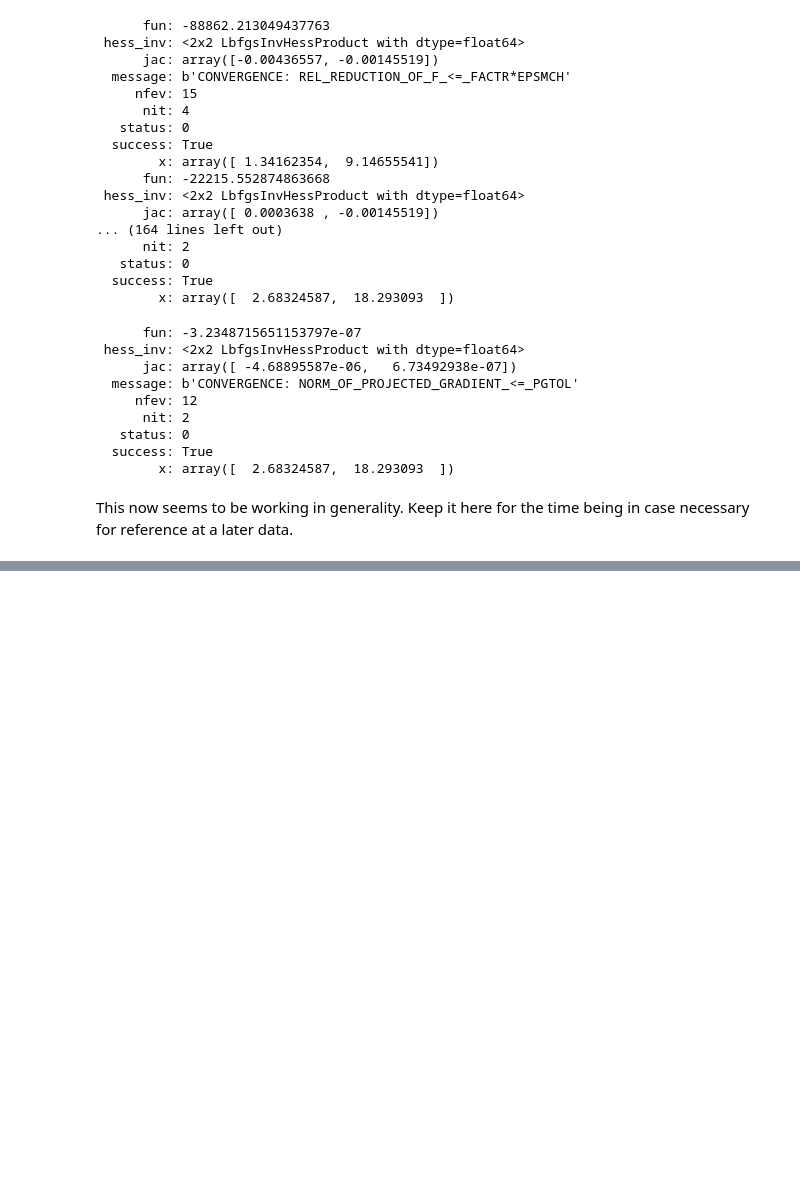
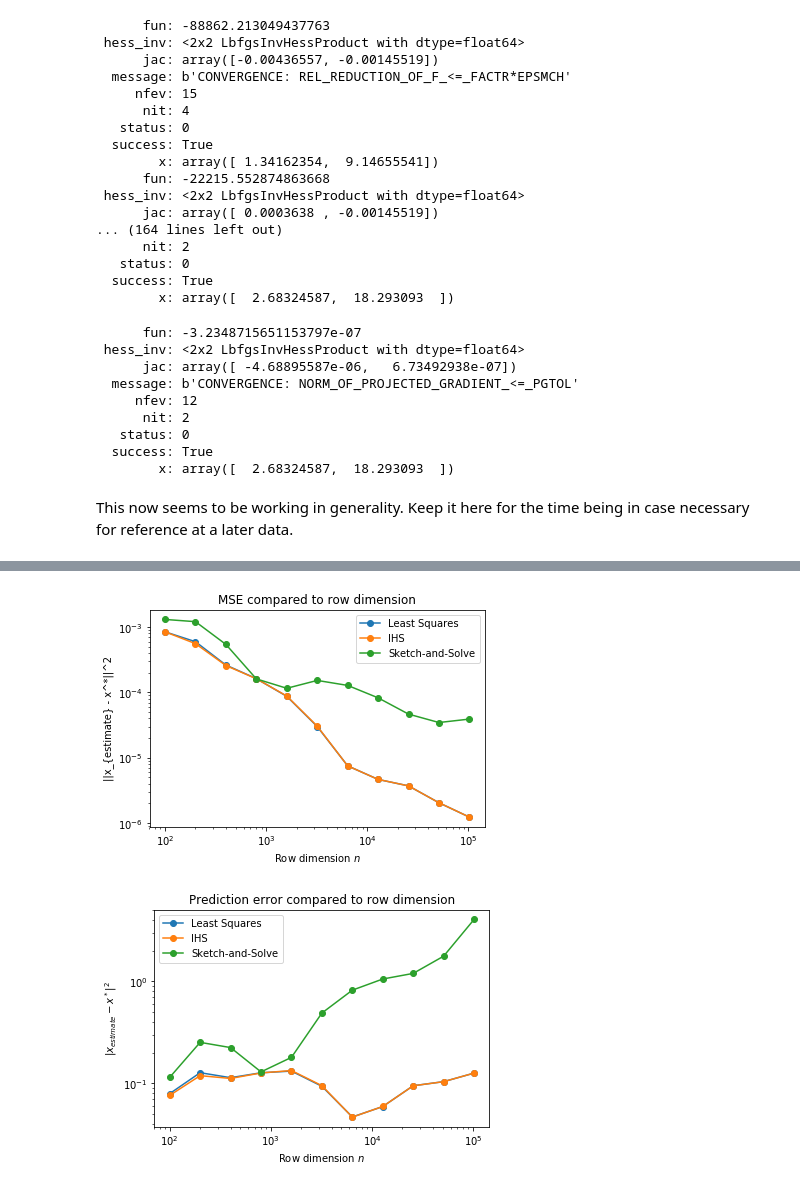
Before and after one commit to c-dickens/phd-work, a Jupyter notebook: Iterative-hessian-sketching.ipynb, the cells around one changed output, grey strips where cells are left out. Drawn from its saved outputs; the diff is of its cells as text; code cells hidden in the pictures; blank space fills up the shorter version.

```diff
--- a/Iterative-hessian-sketching.ipynb
+++ b/Iterative-hessian-sketching.ipynb
@@ -221,0 +207,9 @@ This now seems to be working in generality.  Keep it here for the time being in
+# %%
+n_vals = [100*2**_ for _ in range(11)]
+d = 10
+num_rounds = [np.log2(n_vals[_]) for _ in range(len(n_vals))]
+num_rounds = np.ceil(num_rounds) + 1
+#num_rounds = 20*np.ones_like(n_vals)
+hessian_sketch_dimension = 10*d
+sketch_and_solve_dimension = [int(num_rounds[_]*hessian_sketch_dimension) for _ in range(len(num_rounds))]
+hessian_sketch_dimension
@@ -221,0 +223,8 @@ This now seems to be working in generality.  Keep it here for the time being in
+# %%
+# Error metrics
+mse_ls = np.zeros(shape=(len(n_vals),1))
+mse_ihs = np.zeros_like(mse_ls)
+mse_SkSol = np.zeros_like(mse_ls)
+# %%
+# Generate data
+X,y, coef = generate_data(nsamples=n_vals[-1], nfeatures=d)
@@ -221,0 +303,5 @@ This now seems to be working in generality.  Keep it here for the time being in
+# %%
+test_all_methods(100)
+# %% [output]
+[figure, added]
+[figure, added]
```
Also changed, not shown: parts of 12 cells of this notebook.
